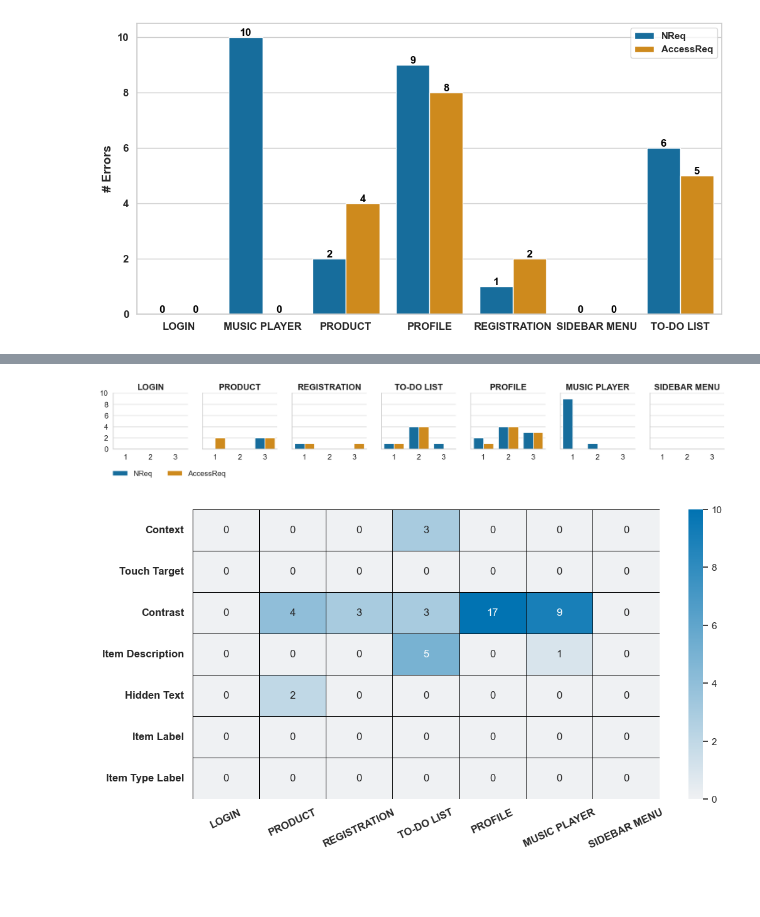
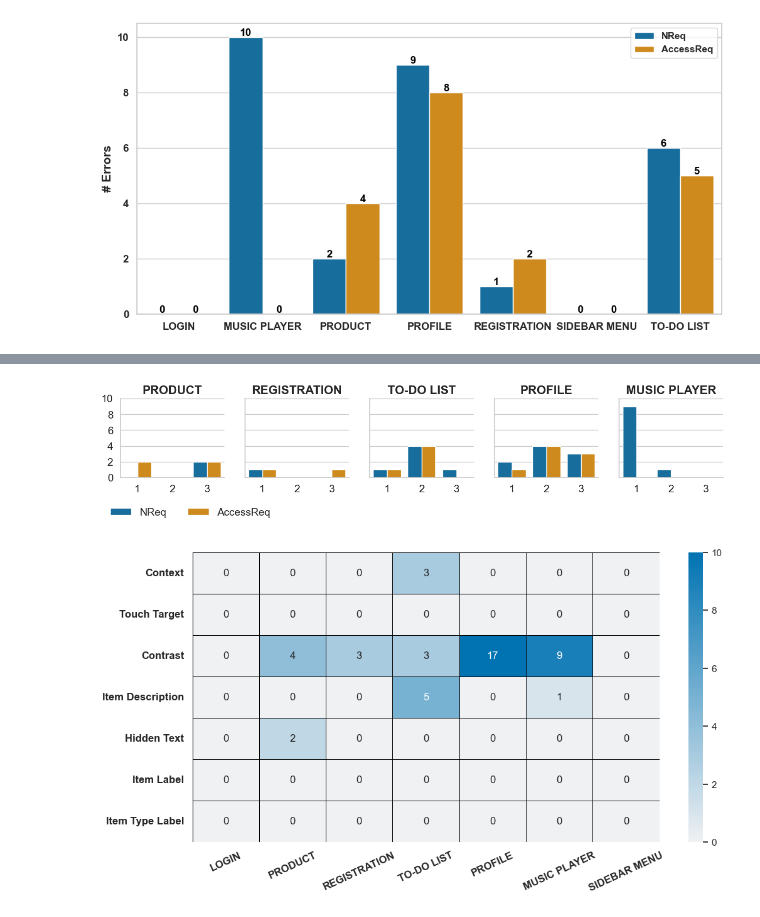
Before and after one commit to Test-Accessibility/Dataset-accessibility-assessments, a Jupyter notebook: Study_LLMs/Analysis/main.ipynb, the cells around one changed output, grey strips where cells are left out. Drawn from its saved outputs; the diff is of its cells as text; code cells hidden in the pictures; blank space fills up the shorter version.

```diff
--- a/Study_LLMs/main.ipynb
+++ b/Study_LLMs/Analysis/main.ipynb
@@ -539,7 +692,13 @@ plt.show()
 # %%
+# Filtrando as colunas que possuem erros (valores diferentes de zero) e as telas desejadas
+df_filtered = df_estudo3.loc[
+    (df_estudo3['Screen'].isin(['PRODUCT', 'REGISTRATION', 'TO-DO LIST', 'PROFILE', 'MUSIC PLAYER'])) &
+    (df_estudo3 != 0).any(axis=1)
+]
+
 # Configurando o grid de gráficos
 g = sns.FacetGrid(
-    df_estudo3,
+    df_filtered,
     col="Screen",
     margin_titles=True,
     height=2.5
@@ -559,34 +718,34 @@ g.map_dataframe(
 # Ajustando a legenda
 g.add_legend(
     title="",
     title_fontsize=14,
     prop={'size': 14},
     loc="lower left",
     bbox_to_anchor=(0.025, -0.1),
     ncol=2
 )
 
 # Ajustando os títulos dos eixos
 g.set_axis_labels("", "")
 g.set_titles(col_template="{col_name}", row_template="", size=16, weight='bold')
 g.set(ylim=(0, 10))
 
 # Ajustando os ticks do eixo y para inteiros
 plt.gca().yaxis.set_major_locator(MaxNLocator(integer=True, symmetric=True))
 
 # Ajustando a rotação dos rótulos do eixo x
 for ax in g.axes.flat:
     for label in ax.get_xticklabels():
         label.set_rotation(0)
         label.set_fontsize(14)
     for label in ax.get_yticklabels():
         label.set_fontsize(14)
 
 # Ajustando o layout
 plt.subplots_adjust(hspace=0.2, wspace=0.2)
 plt.show()
 # %% [output]
-[figure, old version]
+[figure, new version]
 # %%
 data3 = df_estudo3.pivot_table(index='Screen', values=['Context', 'Touch Target', 'Contrast', 'Item Description', 'Hidden Text', 'Item Label', 'Item Type Label'], aggfunc='sum', sort=False)
 
```
Also changed, not shown: parts of 24 cells of this notebook, 1 other file.
